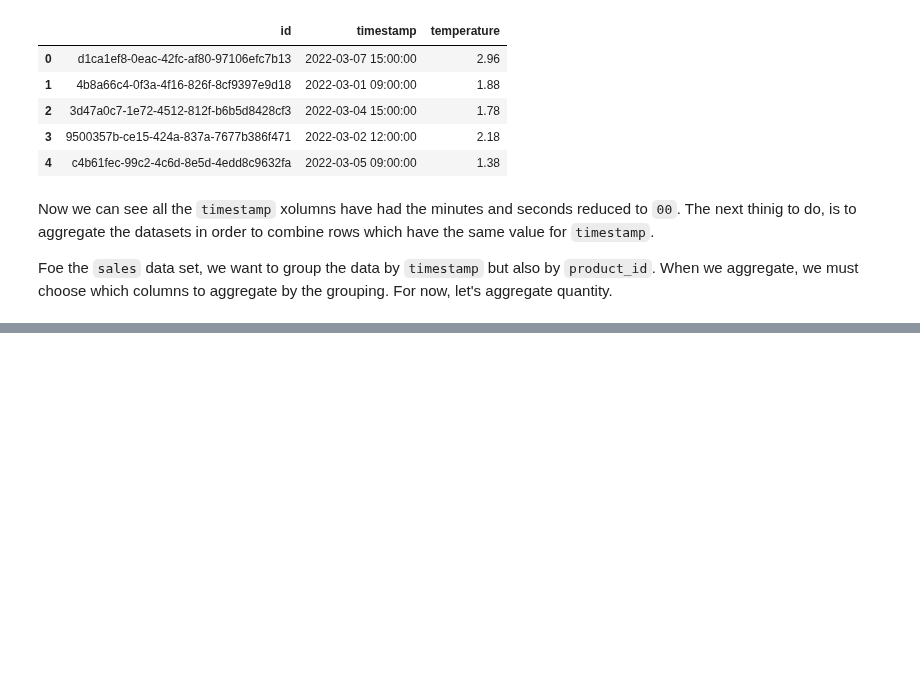
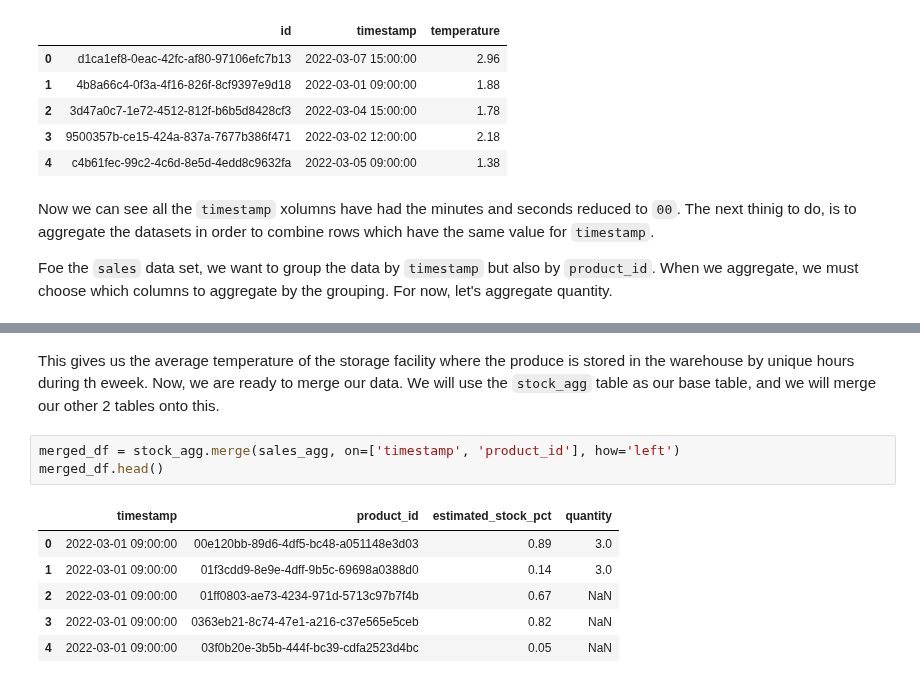
Before and after one commit to lawalsegun2025/forage_projects, a Jupyter notebook: 002_Cognizant_Artificial_Intelligence/3_Model_Building_and_Interpretation/notebook/modeling.ipynb, the cells around one changed output, grey strips where cells are left out. Saved outputs shown, nothing was run; the diff lists cells and outputs as text; blank space fills up the shorter version.

```diff
--- a/002_Cognizant_Artificial_Intelligence/3_Model_Building_and_Interpretation/notebook/modeling.ipynb
+++ b/002_Cognizant_Artificial_Intelligence/3_Model_Building_and_Interpretation/notebook/modeling.ipynb
@@ -273,0 +324,12 @@ sales_agg
+# %% [markdown]
+This gives us the average temperature of the storage facility where the produce is stored in the warehouse by unique hours during th eweek. Now, we are ready to merge our data. We will use the `stock_agg` table as our base table, and we will merge our other 2 tables onto this.
+# %%
+merged_df = stock_agg.merge(sales_agg, on=['timestamp', 'product_id'], how='left')
+merged_df.head()
+# %% [output]
+|  | timestamp | product_id | estimated_stock_pct | quantity |
+| 0 | 2022-03-01 09:00:00 | 00e120bb-89d6-4df5-bc48-a051148e3d03 | 0.89 | 3.0 |
+| 1 | 2022-03-01 09:00:00 | 01f3cdd9-8e9e-4dff-9b5c-69698a0388d0 | 0.14 | 3.0 |
+| 2 | 2022-03-01 09:00:00 | 01ff0803-ae73-4234-971d-5713c97b7f4b | 0.67 | NaN |
+| 3 | 2022-03-01 09:00:00 | 0363eb21-8c74-47e1-a216-c37e565e5ceb | 0.82 | NaN |
+| 4 | 2022-03-01 09:00:00 | 03f0b20e-3b5b-444f-bc39-cdfa2523d4bc | 0.05 | NaN |
```
Also changed, not shown: parts of 10 cells of this notebook.
